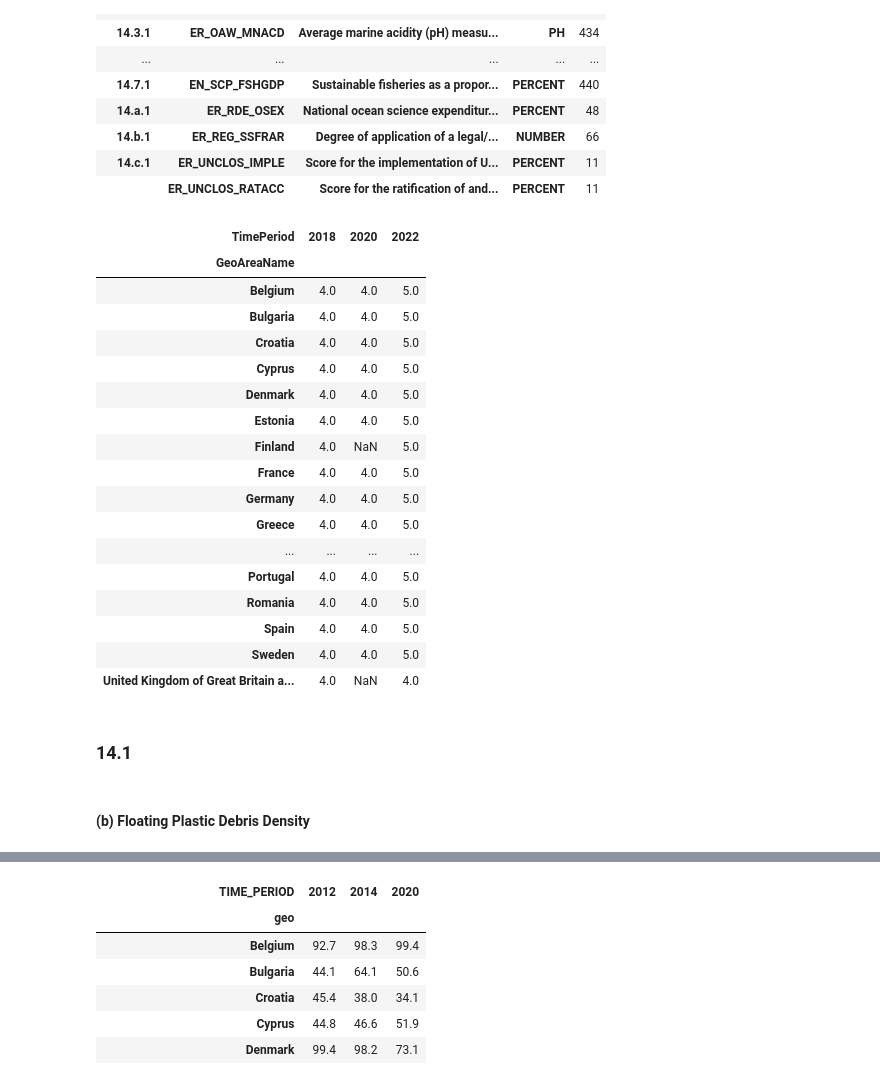
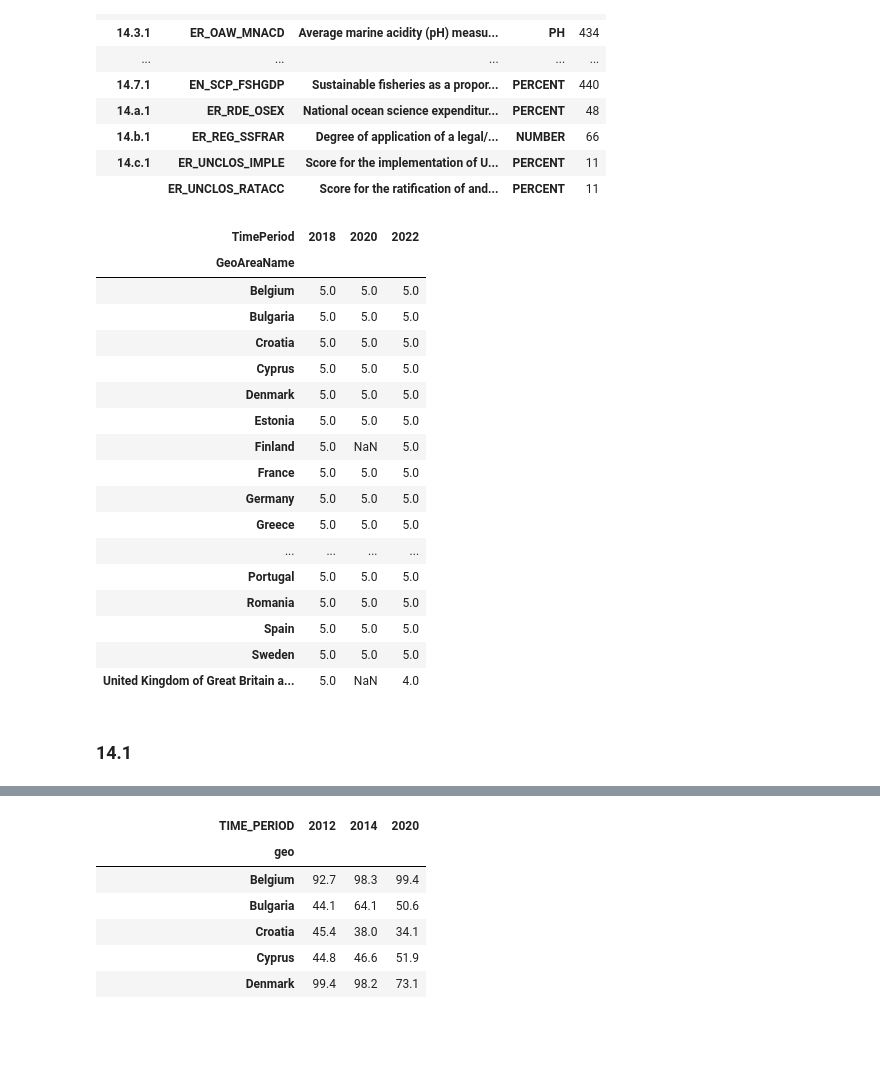
Before and after one commit to isaldiviagonzatti/sdg14, a Jupyter notebook: code/exploreSDG14.ipynb, the cells around one changed output, grey strips where cells are left out. Cells and saved outputs as stored; diff of their text form; code cells hidden in the pictures; blank space fills up the shorter version.

```diff
--- a/code/exploreSDG14.ipynb
+++ b/code/exploreSDG14.ipynb
@@ -277,7 +286,7 @@ abbrev_to_country = dict(map(reversed, country_to_abbrev.items()))
 countries=['Belgium','Bulgaria','Cyprus', 'Greece','Germany','Croatia','Italy',
            'Denmark','Estonia','Spain','Finland','France','Ireland','Lithuania',
            'Latvia','Malta','Netherlands','Poland','Portugal', 'Romania',
-           'Sweden','United Kingdom of Great Britain and Northern Ireland']
+           'Sweden','United Kingdom of Great Britain and Northern Ireland', 'United Kingdom']
 # %%
 countryAbb = [x if x not in country_to_abbrev else country_to_abbrev[x] for x in countries]
 # %% [markdown]
@@ -322,30 +331,28 @@ pd.DataFrame(sdg14.groupby(['Indicator', 'SeriesCode', 'SeriesDescription', 'Uni
 | 14.c.1 | ER_UNCLOS_IMPLE | Score for the implementation of U... | PERCENT | 11 |
 |  | ER_UNCLOS_RATACC | Score for the ratification of and... | PERCENT | 11 |
 # %%
-sdg14EZZ = sdg14[sdg14['SeriesCode']=='ER_REG_SSFRAR'].pivot_table(columns='TimePeriod', index='GeoAreaName', values='Value', aggfunc='mean')
+sdg14EZZ = sdg14[sdg14['SeriesCode']=='ER_REG_UNFCIM'].pivot_table(columns='TimePeriod', index='GeoAreaName', values='Value', aggfunc='mean')
 
 sdg14EZZ
 #[[2012,2014,2021]]
 # %% [output]
 | TimePeriod | 2018 | 2020 | 2022 |
 | GeoAreaName |  |  |  |
-| Belgium | 4.0 | 4.0 | 5.0 |
-| Bulgaria | 4.0 | 4.0 | 5.0 |
-| Croatia | 4.0 | 4.0 | 5.0 |
-| Cyprus | 4.0 | 4.0 | 5.0 |
-| Denmark | 4.0 | 4.0 | 5.0 |
-| Estonia | 4.0 | 4.0 | 5.0 |
-| Finland | 4.0 | NaN | 5.0 |
-| France | 4.0 | 4.0 | 5.0 |
-| Germany | 4.0 | 4.0 | 5.0 |
-| Greece | 4.0 | 4.0 | 5.0 |
+| Belgium | 5.0 | 5.0 | 5.0 |
+| Bulgaria | 5.0 | 5.0 | 5.0 |
+| Croatia | 5.0 | 5.0 | 5.0 |
+| Cyprus | 5.0 | 5.0 | 5.0 |
+| Denmark | 5.0 | 5.0 | 5.0 |
+| Estonia | 5.0 | 5.0 | 5.0 |
+| Finland | 5.0 | NaN | 5.0 |
+| France | 5.0 | 5.0 | 5.0 |
+| Germany | 5.0 | 5.0 | 5.0 |
+| Greece | 5.0 | 5.0 | 5.0 |
 | ... | ... | ... | ... |
-| Portugal | 4.0 | 4.0 | 5.0 |
-| Romania | 4.0 | 4.0 | 5.0 |
-| Spain | 4.0 | 4.0 | 5.0 |
-| Sweden | 4.0 | 4.0 | 5.0 |
-| United Kingdom of Great Britain a... | 4.0 | NaN | 4.0 |
+| Portugal | 5.0 | 5.0 | 5.0 |
+| Romania | 5.0 | 5.0 | 5.0 |
+| Spain | 5.0 | 5.0 | 5.0 |
+| Sweden | 5.0 | 5.0 | 5.0 |
+| United Kingdom of Great Britain a... | 5.0 | NaN | 4.0 |
 # %% [markdown]
 ### 14.1
-# %% [markdown]
-#### (b) Floating Plastic Debris Density
```
Also changed, not shown: parts of 25 cells of this notebook, 1 other file.
